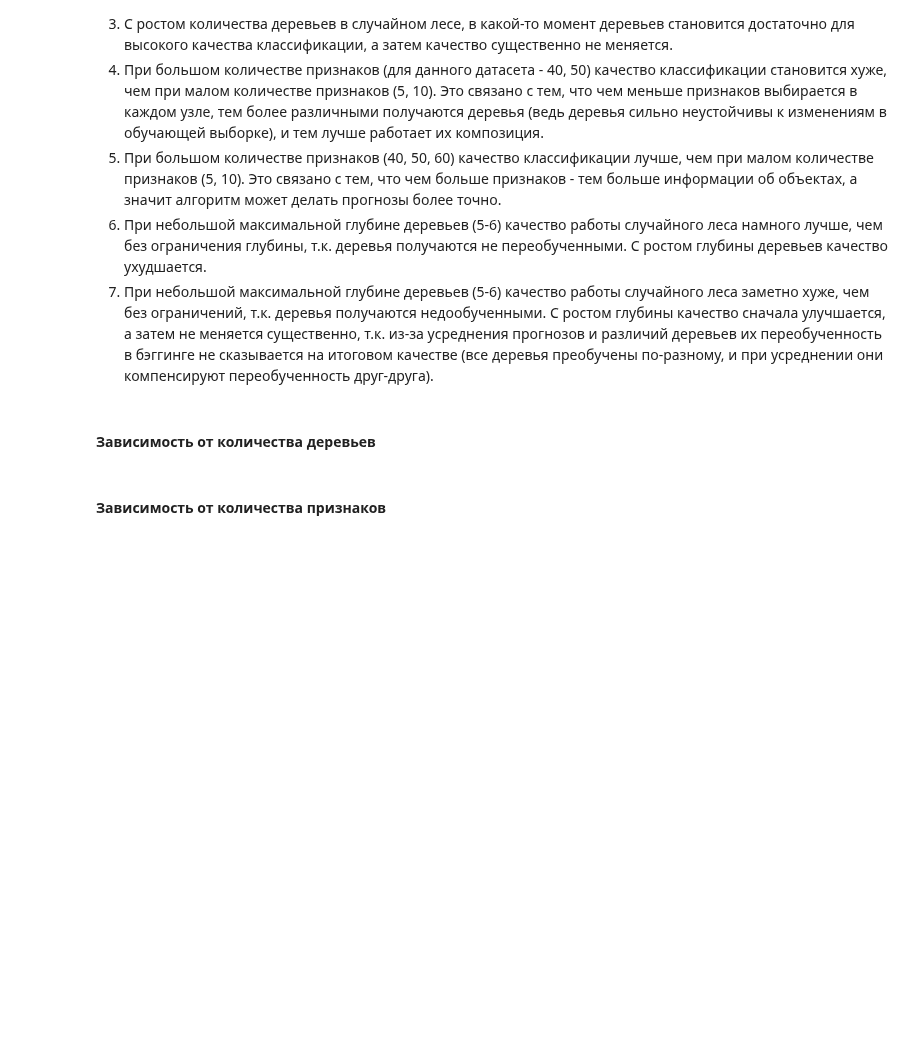
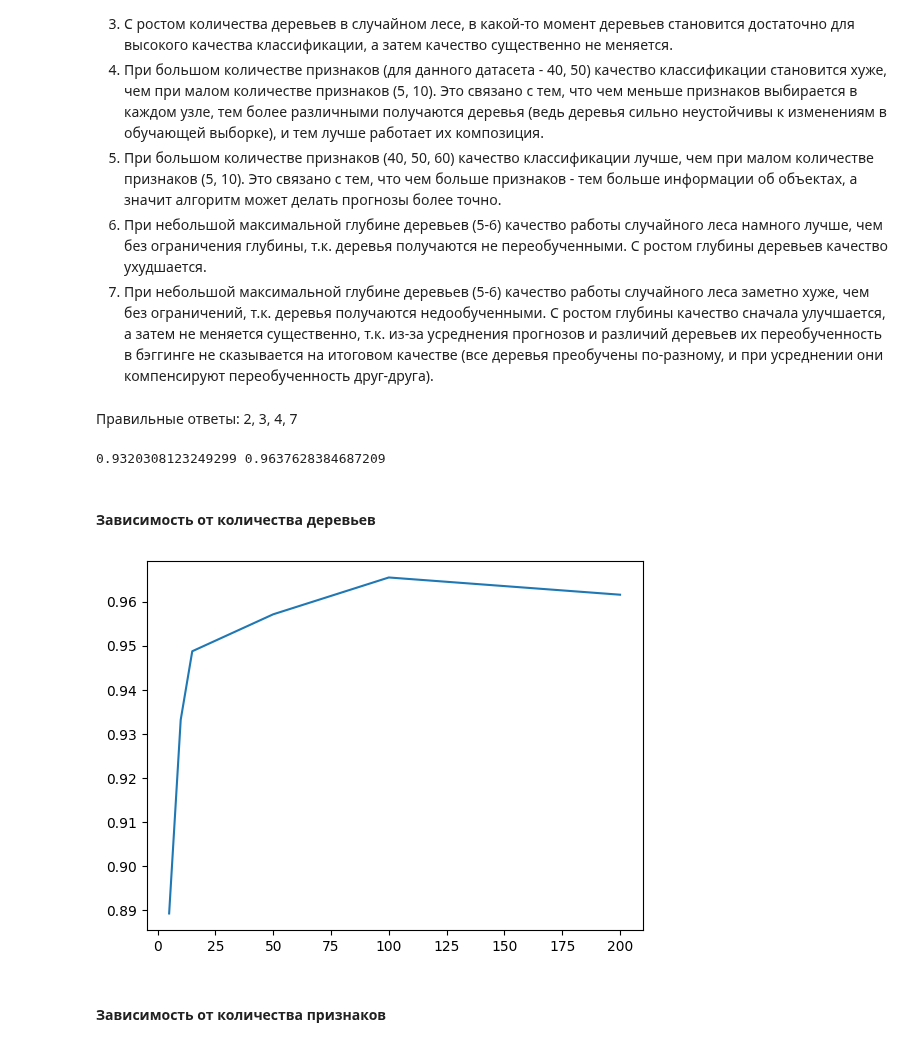
Before and after one commit to poslam/sem5-ds, a Jupyter notebook: work/5/Задание 1. Бэггинг и случайный лес.ipynb, the cells around one changed output. Drawn from its saved outputs; the diff is of its cells as text; code cells hidden in the pictures; blank space fills up the shorter version.

```diff
--- a/work/5/Задание 1. Бэггинг и случайный лес.ipynb
+++ b/work/5/Задание 1. Бэггинг и случайный лес.ipynb
@@ -17,5 +15,5 @@ import seaborn
 # %%
-df = datasets.load_digits(as_frame=True)
+df = datasets.load_digits()
 
 df.keys()
 # %% [output]
@@ -37,3 +55,10 @@ clf.fit()
 # %% [markdown]
 ### Шаг 4
 Наконец, давайте попробуем выбирать случайные признаки не один раз на все дерево, а при построении каждой вершины дерева. Сделать это несложно: нужно убрать выбор случайного подмножества признаков в BaggingClassifier и добавить его в DecisionTreeClassifier. Какой параметр за это отвечает, можно понять из документации sklearn, либо просто попробовать угадать (скорее всего, у вас сразу получится). Попробуйте выбирать опять же $\sqrt{d}$ признаков.
+# %%
+clf = DecisionTreeClassifier(max_features=int(np.sqrt(len(df.data[0]))))
+square_bag_classifier = BaggingClassifier(clf, n_estimators=100)
+square_bag_score = cross_val_score(
+    default_bag_clf, df.data, df.target, cv=15, n_jobs=-1
+)
+print(square_bag_score.mean())
@@ -51,7 +78,25 @@ clf.fit()
   5. При большом количестве признаков (40, 50, 60) качество классификации лучше, чем при малом количестве признаков (5, 10). Это связано с тем, что чем больше признаков - тем больше информации об объектах, а значит алгоритм может делать прогнозы более точно.
   6. При небольшой максимальной глубине деревьев (5-6) качество работы случайного леса намного лучше, чем без ограничения глубины, т.к. деревья получаются не переобученными. С ростом глубины деревьев качество ухудшается.
   7. При небольшой максимальной глубине деревьев (5-6) качество работы случайного леса заметно хуже, чем без ограничений, т.к. деревья получаются недообученными. С ростом глубины качество сначала улучшается, а затем не меняется существенно, т.к. из-за усреднения прогнозов и различий деревьев их переобученность в бэггинге не сказывается на итоговом качестве (все деревья преобучены по-разному, и при усреднении они компенсируют переобученность друг-друга).
+# %% [markdown]
+Правильные ответы: 2, 3, 4, 7
+# %%
+clf1 = RandomForestClassifier()
+forest_score = cross_val_score(clf1, df.data, df.target, cv=15, n_jobs=-1)
+print(square_bag_score.mean(), forest_score.mean())
+# %% [output]
+0.9320308123249299 0.9637628384687209
 # %% [markdown]
 #### Зависимость от количества деревьев
+# %%
+trees_amount = [5, 10, 15, 50, 100, 200]
+scores = []
+for amount in trees_amount:
+    clf = RandomForestClassifier(n_estimators=amount)
+    scores.append(cross_val_score(clf, df.data, df.target, cv=15, n_jobs=-1).mean())
+plt.plot(trees_amount, scores)
+plt.show()
+# %% [output]
+[figure, added]
 # %% [markdown]
 #### Зависимость от количества признаков
```
Also changed, not shown: parts of 9 cells of this notebook, 6 other files.
